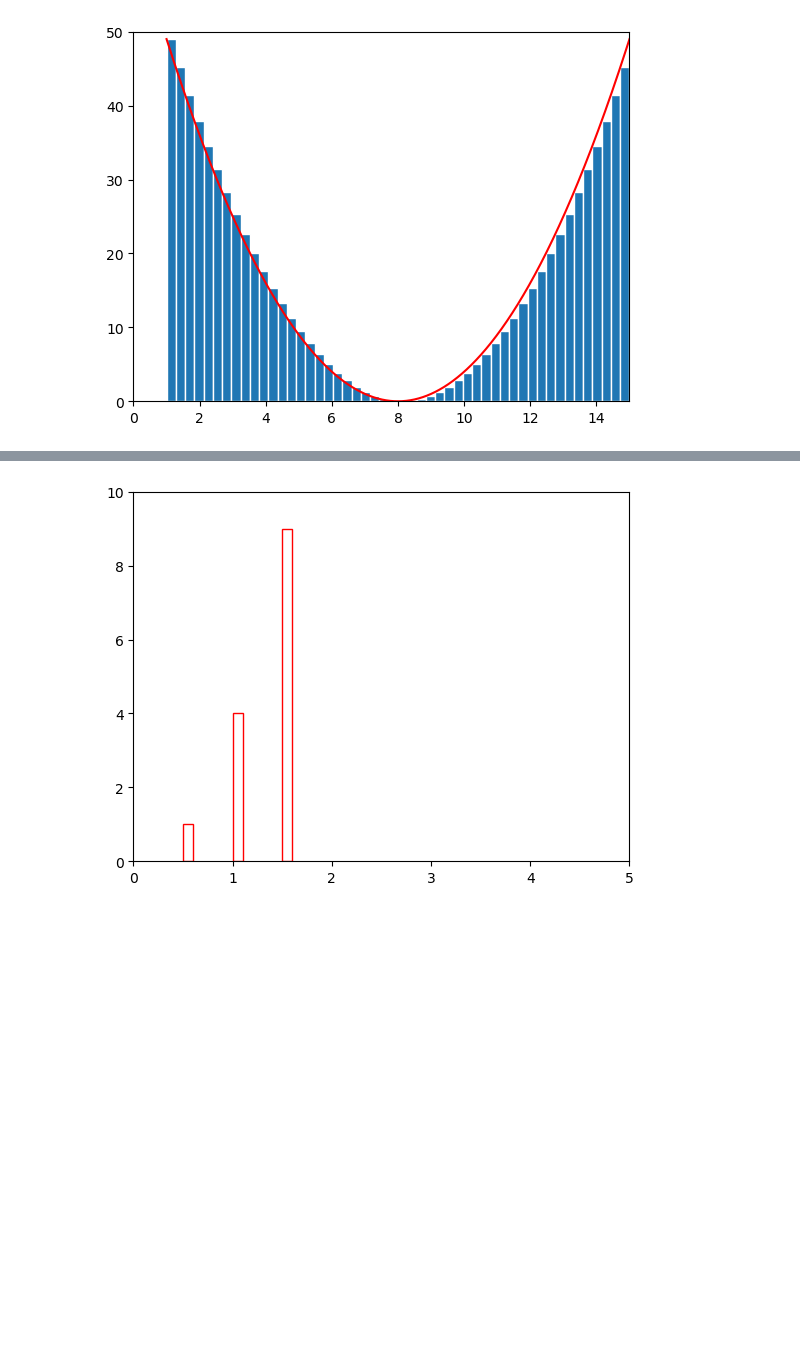
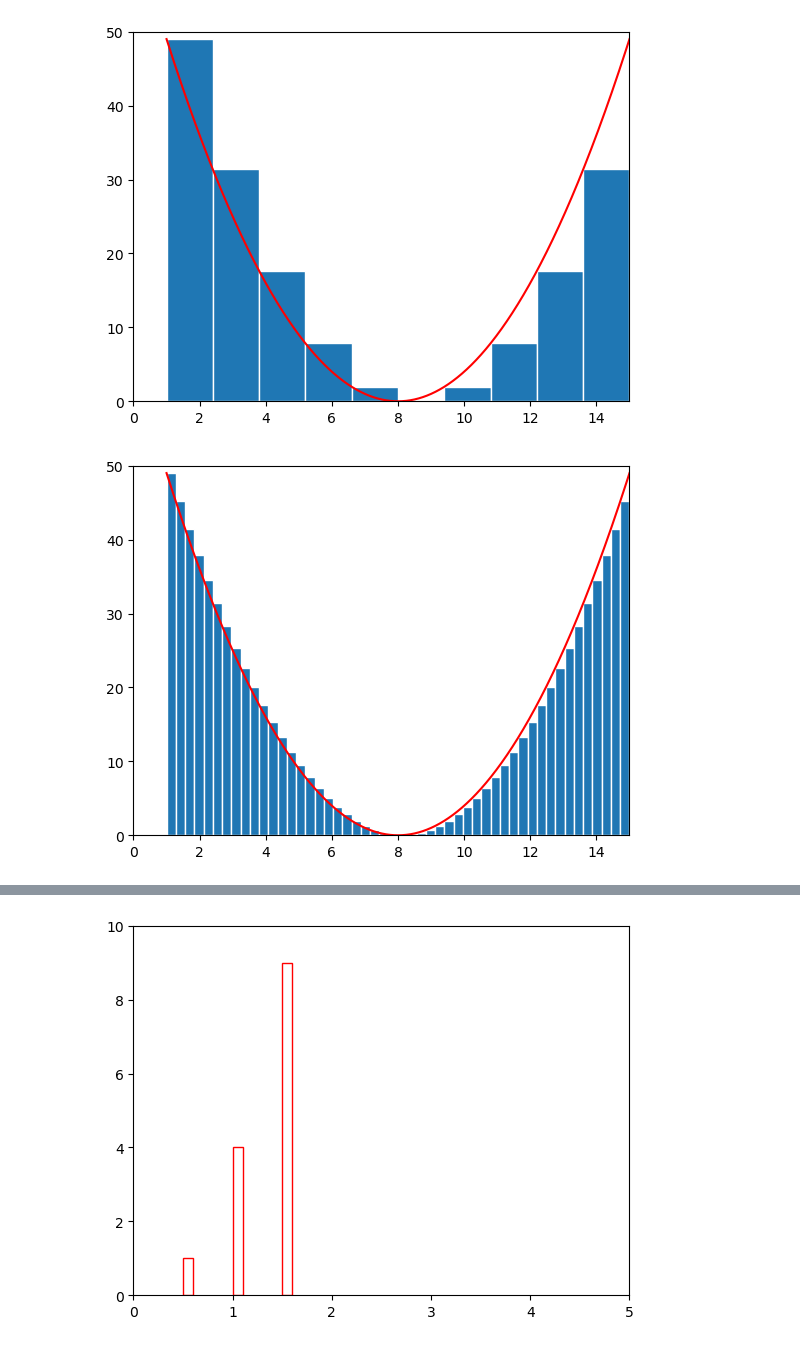
Before and after one commit to sampad95/python_and_jupyter-notebook_scripting, a Jupyter notebook: defining_function/Riemann_integral.ipynb, the cells around one changed output, grey strips where cells are left out. Cells and saved outputs as stored; diff of their text form; code cells hidden in the pictures; blank space fills up the shorter version.

```diff
--- a/defining_function/Riemann_integral.ipynb
+++ b/defining_function/Riemann_integral.ipynb
@@ -49,19 +68,19 @@ Riemann(1, 7, 100000, method='mid')
 # %%
-def Riemann_plot(a, b, n, method=None):
-    h = (b-a)/n
-    if method == None:
-        for i in range(1, n+1):
-            plt.plot((a+((2*i-1)/2)*h), h*f(a + ((2*i-1)/2)*h))
-    elif method == 'left':
-        for i in range(n):
-            plt.plot(a+i*h, h*f(a + i*h))
-    elif method == 'right':
-        for i in range(1, n+1):
-            plt.plot(a+(i-1)*h, h*f(a + i*h))
-    elif method == 'mid':
-        for i in range(1, n+1):
-            plt.plot(a + ((2*i-1)/2)*h, h*f(a + ((2*i-1)/2)*h))
-    plt.show()
+# def Riemann_plot(a, b, n, method=None):
+#     h = (b-a)/n
+#     if method == None:
+#         for i in range(1, n+1):
+#             plt.plot((a+((2*i-1)/2)*h), h*f(a + ((2*i-1)/2)*h))
+#     elif method == 'left':
+#         for i in range(n):
+#             plt.plot(a+i*h, h*f(a + i*h))
+#     elif method == 'right':
+#         for i in range(1, n+1):
+#             plt.plot(a+(i-1)*h, h*f(a + i*h))
+#     elif method == 'mid':
+#         for i in range(1, n+1):
+#             plt.plot(a + ((2*i-1)/2)*h, h*f(a + ((2*i-1)/2)*h))
+#     plt.show()
 # %%
 def Riemann_plot(a, b, n, method=None):
     fig, ax = plt.subplots()
@@ -102,6 +121,11 @@ def Riemann_plot(a, b, n, method=None):
 # fig, ax = plt.subplots()
 # ax.plot(x, g)
 
-Riemann_plot(1, 15, 50, method='left')
+# Riemann_plot(1, 15, 50, method='left')
-# %% [output]
-[figure, removed]
+# %%
+Riemann_plot(1, 15, 10, method='left')
+Riemann_plot(1, 15, 50, method='left')
+Riemann_plot(1, 15, 100, method='left')
+# %% [output]
+[figure, added]
+[figure, added]
```
Also changed, not shown: parts of 12 cells of this notebook.
